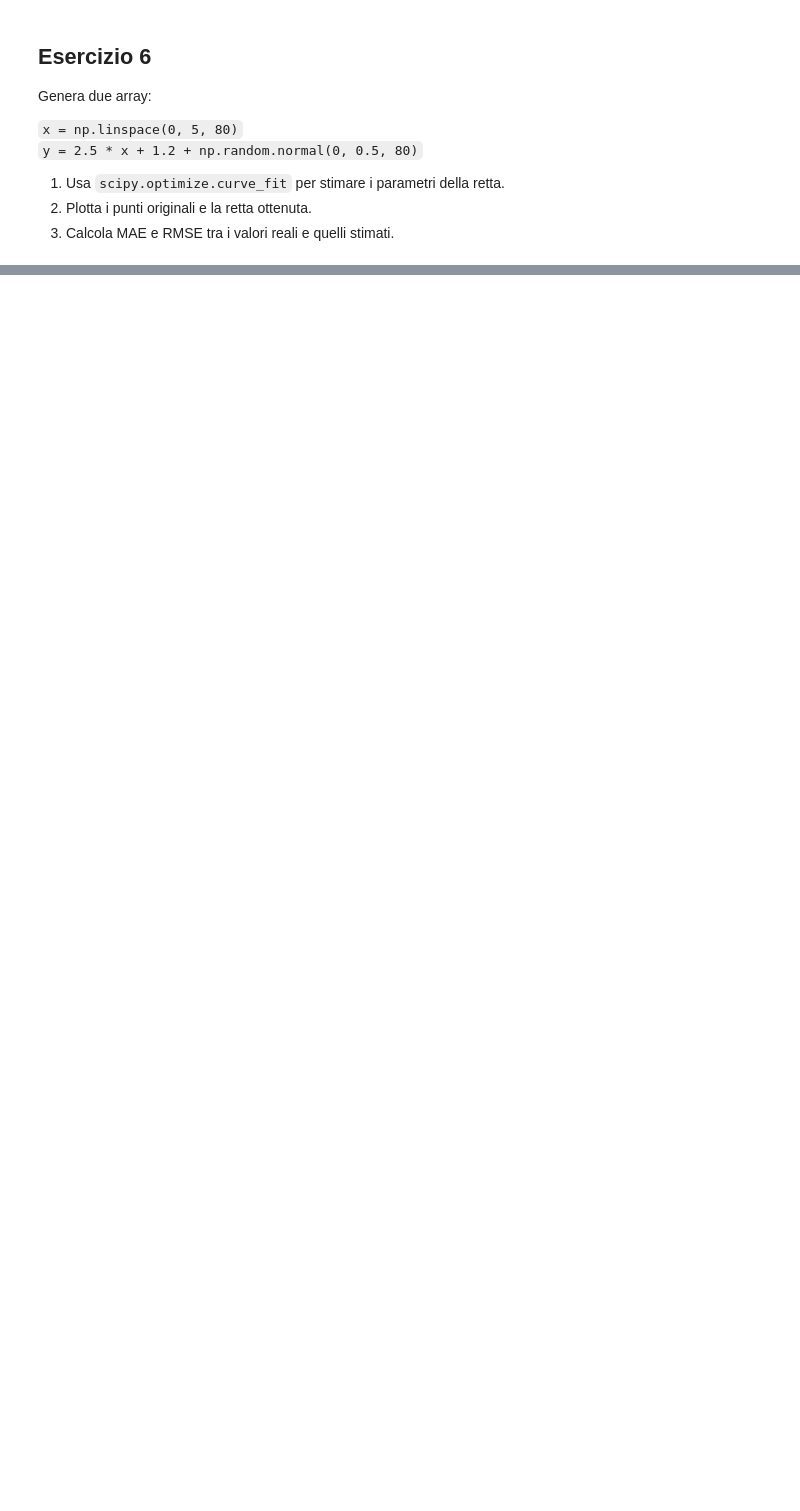
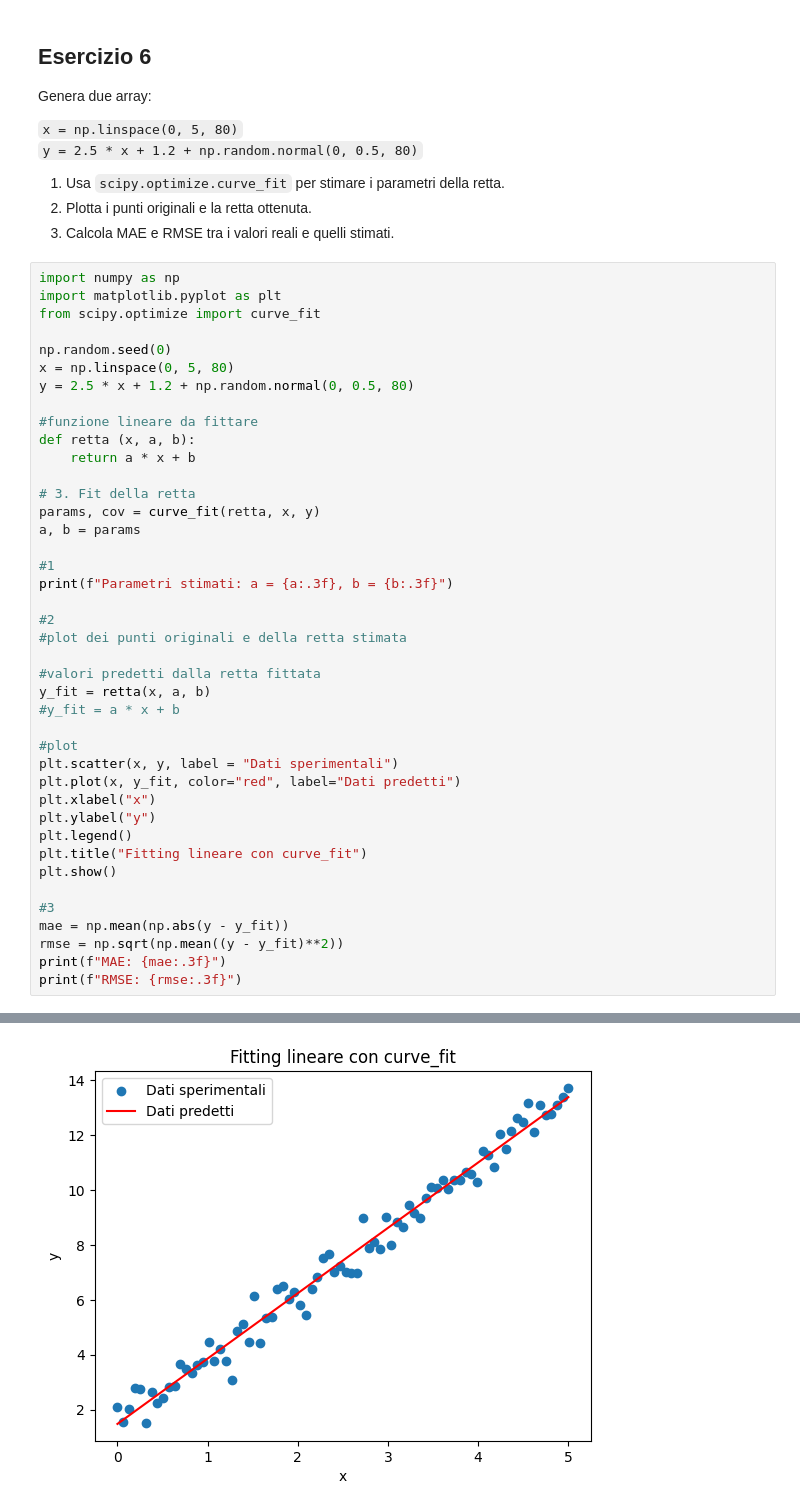
Before and after one commit to lisacontardo/Lab_2, a Jupyter notebook: esame27_Giugno (1).ipynb, the cells around one changed output, grey strips where cells are left out. Saved outputs shown, nothing was run; the diff lists cells and outputs as text; blank space fills up the shorter version.

```diff
--- a/esame27_Giugno (1).ipynb
+++ b/esame27_Giugno (1).ipynb
@@ -395,3 +439,45 @@ Genera due array:
 1. Usa `scipy.optimize.curve_fit` per stimare i parametri della retta.
 2. Plotta i punti originali e la retta ottenuta.
 3. Calcola MAE e RMSE tra i valori reali e quelli stimati.
+# %%
+import numpy as np
+import matplotlib.pyplot as plt
+from scipy.optimize import curve_fit
+
+np.random.seed(0)
+x = np.linspace(0, 5, 80)
+y = 2.5 * x + 1.2 + np.random.normal(0, 0.5, 80)
+
+#funzione lineare da fittare
+def retta (x, a, b):
+    return a * x + b
+
+# 3. Fit della retta
+params, cov = curve_fit(retta, x, y)
+a, b = params
+
+#1
+print(f"Parametri stimati: a = {a:.3f}, b = {b:.3f}")
+
+#2
+#plot dei punti originali e della retta stimata
+
+#valori predetti dalla retta fittata
+y_fit = retta(x, a, b)
+#y_fit = a * x + b
+
+#plot
+plt.scatter(x, y, label = "Dati sperimentali")
+plt.plot(x, y_fit, color="red", label="Dati predetti")
+plt.xlabel("x")
+plt.ylabel("y")
+plt.legend()
+plt.title("Fitting lineare con curve_fit")
+plt.show()
+
+#3
+mae = np.mean(np.abs(y - y_fit))
+rmse = np.sqrt(np.mean((y - y_fit)**2))
+print(f"MAE: {mae:.3f}")
+print(f"RMSE: {rmse:.3f}")
+# %% [output]
@@ -397,0 +485 @@ Genera due array:
+[figure, added]
```
Also changed, not shown: parts of 8 cells of this notebook.
